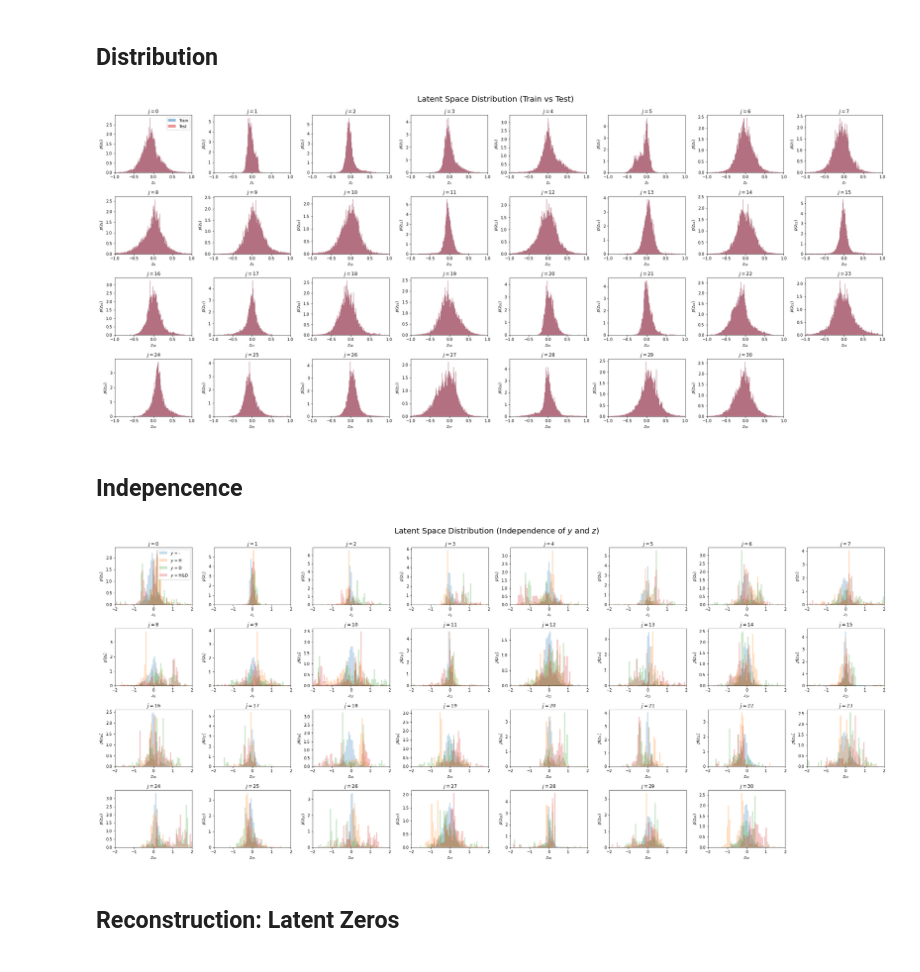
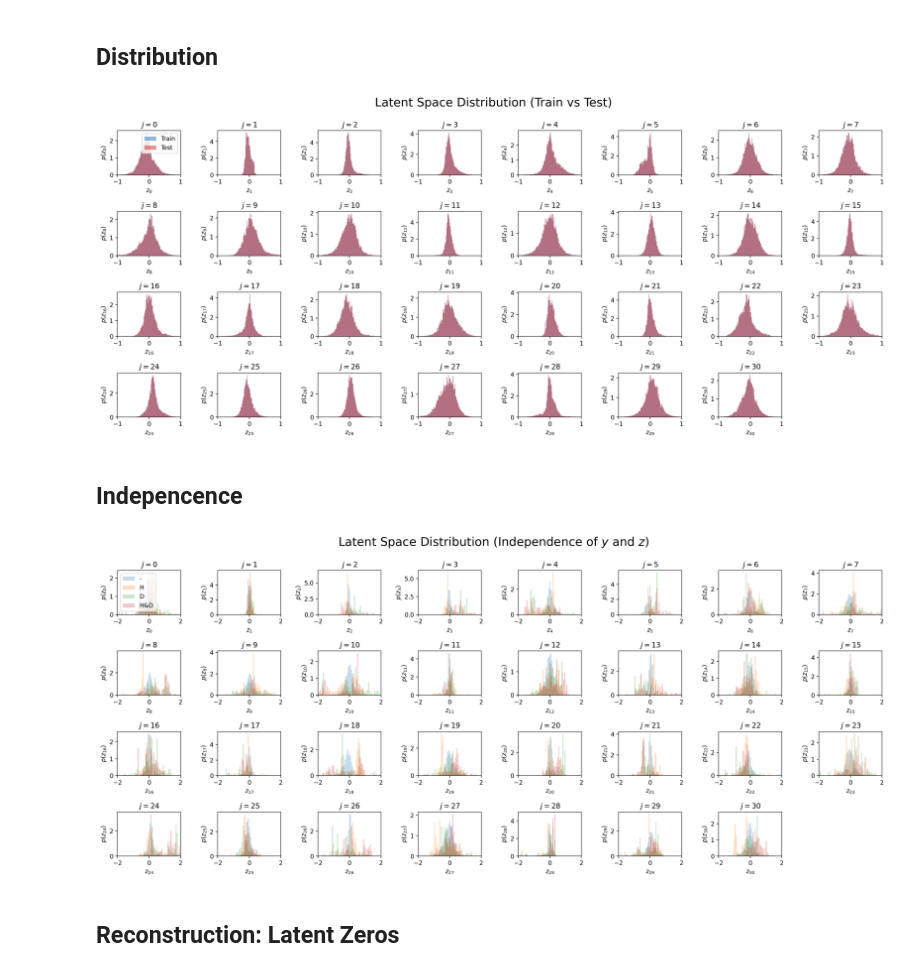
Before and after one commit to psaegert/AML-Final, a Jupyter notebook: models/INN/extra_INN.ipynb, the cells around one changed output. Saved outputs shown, nothing was run; the diff lists cells and outputs as text; code cells hidden in the pictures.

Commit message:
refined plots for extra results INN

```diff
--- a/models/INN/extra_INN.ipynb
+++ b/models/INN/extra_INN.ipynb
@@ -124,6 +141,7 @@ with open('../../evaluation_results/predictions/INN.pt', 'rb') as file:
 # %%
 with open('../../data/data_test.pt', 'rb') as file:
-    _, y_test = pickle.load(file)
+    X_test, y_test = pickle.load(file)
 
+print(f'{X_test.shape = }')
 print(f'{y_test.shape = }')
 # %% [output]
@@ -139,24 +160,0 @@ ValueError: Found input variables with inconsistent numbers of samples: [622230,
-# %%
-bces = []
-
-for i in range(5):
-    with open(f'../../evaluation_results/models/INN_{i}.pt', 'rb') as file:
-        inn = pickle.load(file)
-
-    inn.eval()
-    inn.to(device)
-
-    with open('../../data/data_test.pt', 'rb') as file:
-        X_test, y_test = pickle.load(file)
-    X_test_scaled = torch.Tensor(sc_X_train.transform(X_test)).to(device)
-
-    n_batches = len(X_test) // batch_size
-    y_proba_pred = np.empty((len(X_test), 2))
-    for i_batch in range(n_batches + 1):
-        y_proba_pred[i_batch * batch_size: (i_batch+1) * batch_size] = inn.forward(X_test_scaled[i_batch * batch_size: (i_batch+1) * batch_size])[0].detach().cpu().numpy()
-
-    bces.append({})
-    for j, y_label in enumerate(['hosp', 'death']):
-        bces[i][y_label] = log_loss(y_test[:, j], y_proba_pred[:, j])
-
-    print(i, np.mean([v for v in bces[i].values()]))
@@ -171,5 +161,7 @@ best_model_index = 0
 # %% [markdown]
 # Evaluation on Test Set
+# %%
+batch_size = 1024
 # %%
 # IMPORTANT: Disable Dropout
 with open(f'../../evaluation_results/models/INN_{best_model_index}.pt', 'rb') as file:
@@ -180,4 +172,7 @@ with open(f'../../evaluation_results/loss_history/INN_{best_model_index}.pt', 'r
 
 inn.eval();
 inn.to(device);
+# %%
+sc_X_train = StandardScaler()
+X_train_scaled = sc_X_train.fit_transform(X_train)
 # %%
@@ -219,32 +225,32 @@ ax.set_xlim(0, len(loss_history['bce']));
 # %%
 NROWS = 4
 NCOLS = int(np.ceil(z_pred.shape[1] / NROWS))
 
-fig, axes = plt.subplots(NROWS, NCOLS, figsize=(28, 12))
+fig, axes = plt.subplots(NROWS, NCOLS, figsize=(28/1.5, 12/1.5), dpi=200)
 fig.suptitle('Latent Space Distribution (Train vs Test)\n', size=20)
 fig.tight_layout(h_pad=4, w_pad=2.5)
-bins = np.linspace(-1, 1, 256)
+bins = np.linspace(-1, 1, 128)
 
 for i_row in tqdm(range(NROWS)):
     for i_col in range(NCOLS):
         i_latent = i_row * NCOLS + i_col
         if i_latent >= z_pred.shape[1]:
             axes[i_row][i_col].set_visible(False)
             continue
         axes[i_row][i_col].hist(z_train_pred[:, i_latent], density=True, bins=bins, alpha=0.5, label='Train', color='tab:blue')
         axes[i_row][i_col].hist(z_pred[:, i_latent], density=True, bins=bins, alpha=0.5, label='Test', color='tab:red')
         axes[i_row][i_col].set_title(f'$j={i_latent}$'); axes[i_row][i_col].set_ylabel(r'$p(z_{' + str(i_latent) + r'}$)'); axes[i_row][i_col].set_xlabel(r'$z_{' + str(i_latent) + r'}$')
         axes[i_row][i_col].set_xlim(-1, 1);
         if i_latent == 0: axes[i_row][i_col].legend();
 # %% [output]
-[figure, old version]
+[figure, new version]
 # %% [markdown]
 ## Indepencence
 # %%
 NROWS = 4
 NCOLS = int(np.ceil(z_pred.shape[1] / NROWS))
 
-fig, axes = plt.subplots(NROWS, NCOLS, figsize=(28, 12))
+fig, axes = plt.subplots(NROWS, NCOLS, figsize=(28/1.5, 12/1.5), dpi=200)
 fig.suptitle('Latent Space Distribution (Independence of $y$ and $z$)\n', size=20)
 fig.tight_layout(h_pad=4, w_pad=2.5)
 bins = np.linspace(-2, 2, 64)
@@ -255,15 +261,15 @@ for i_row in tqdm(range(NROWS)):
         if i_latent >= z_pred.shape[1]:
             axes[i_row][i_col].set_visible(False)
             continue
-        axes[i_row][i_col].hist(z_pred[np.logical_and(y_proba_pred[:, 0] < 0.5, y_proba_pred[:, 1] < 0.5), i_latent], density=True, bins=bins, alpha=0.25, label='$y$ = -',)
-        axes[i_row][i_col].hist(z_pred[np.logical_and(y_proba_pred[:, 0] >= 0.5, y_proba_pred[:, 1] < 0.5), i_latent], density=True, bins=bins, alpha=0.25, label='$y$ = H',)
-        axes[i_row][i_col].hist(z_pred[np.logical_and(y_proba_pred[:, 0] < 0.5, y_proba_pred[:, 1] >= 0.5), i_latent], density=True, bins=bins, alpha=0.25, label='$y$ = D',)
-        axes[i_row][i_col].hist(z_pred[np.logical_and(y_proba_pred[:, 0] >= 0.5, y_proba_pred[:, 1] >= 0.5), i_latent], density=True, bins=bins, alpha=0.25, label='$y$ = H&D',)
+        axes[i_row][i_col].hist(z_pred[np.logical_and(y_proba_pred[:, 0] < 0.5, y_proba_pred[:, 1] < 0.5), i_latent], density=True, bins=bins, alpha=0.25, label='-',)
+        axes[i_row][i_col].hist(z_pred[np.logical_and(y_proba_pred[:, 0] >= 0.5, y_proba_pred[:, 1] < 0.5), i_latent], density=True, bins=bins, alpha=0.25, label='H',)
+        axes[i_row][i_col].hist(z_pred[np.logical_and(y_proba_pred[:, 0] < 0.5, y_proba_pred[:, 1] >= 0.5), i_latent], density=True, bins=bins, alpha=0.25, label='D',)
+        axes[i_row][i_col].hist(z_pred[np.logical_and(y_proba_pred[:, 0] >= 0.5, y_proba_pred[:, 1] >= 0.5), i_latent], density=True, bins=bins, alpha=0.25, label='H&D',)
         axes[i_row][i_col].set_title(f'$j={i_latent}$'); axes[i_row][i_col].set_ylabel(r'$p(z_{' + str(i_latent) + r'}$)'); axes[i_row][i_col].set_xlabel(r'$z_{' + str(i_latent) + r'}$')
         axes[i_row][i_col].set_xlim(-2, 2);
         if i_latent == 0: axes[i_row][i_col].legend();
 # %% [output]
-[figure, old version]
+[figure, new version]
 # %%
 keys = ['sex_female','age_0','age_18','age_50','age_65','race_native','race_asian','race_black','race_other','race_native_pacific','race_white','ethnicity_hispanic','case_onset_interval','symptom_status','used_bed_ratio','used_icu_ratio','rural-urban_Continuum Code_2013','urban_influence_code_2013','economic_typology_2015','pop_estimate_2019','less_hs_pct','hs_only_pct','some_college_pct','bachelor_higher_pct','unempl_rate','med_hh_income_19','med_hh_income_pct_state_total_19','poverty_pct_19', 'democrat_20_ratio', 'republican_20_ratio','green_20_ratio','libertarian_20_ratio','other_20_ratio']
 
```
Also changed, not shown: parts of 13 cells of this notebook.
